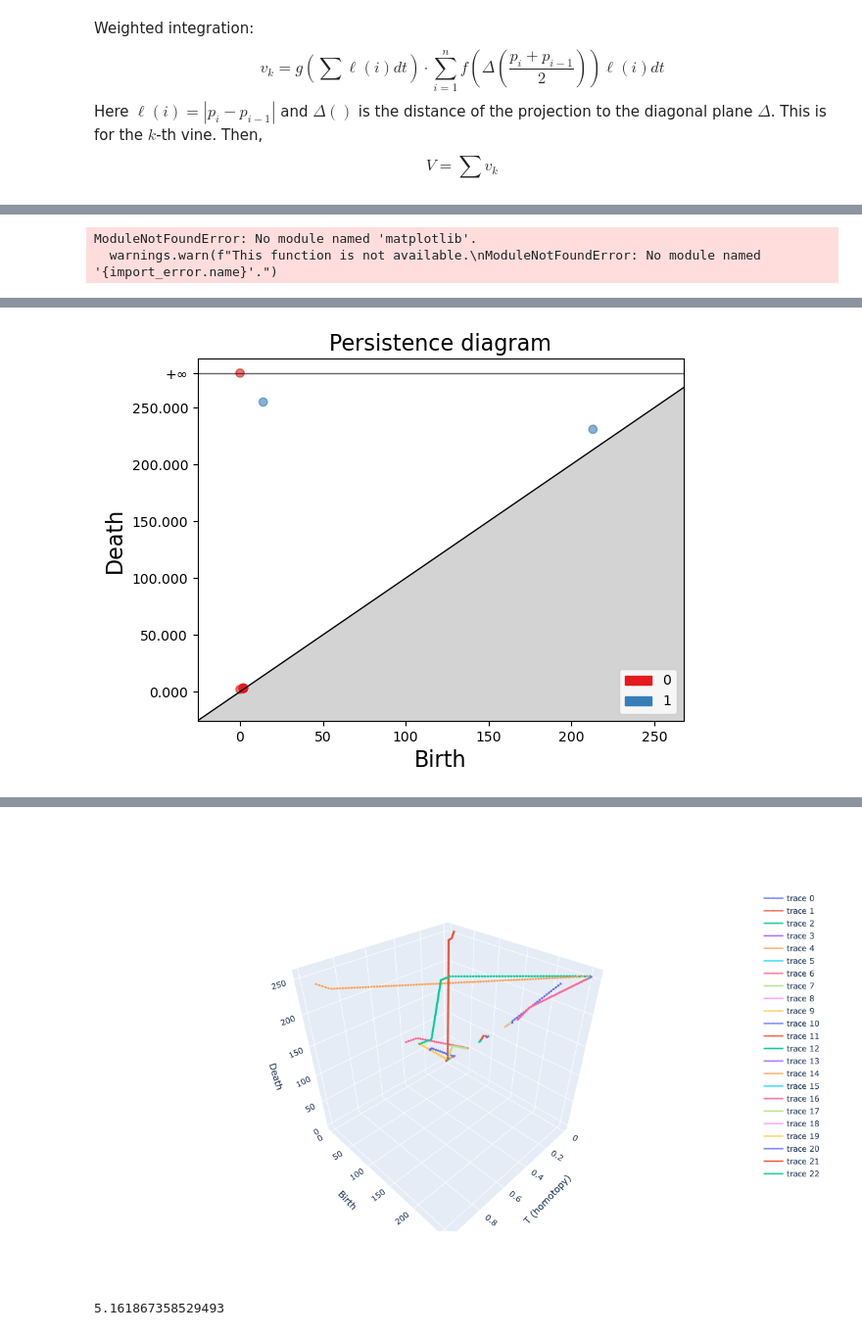
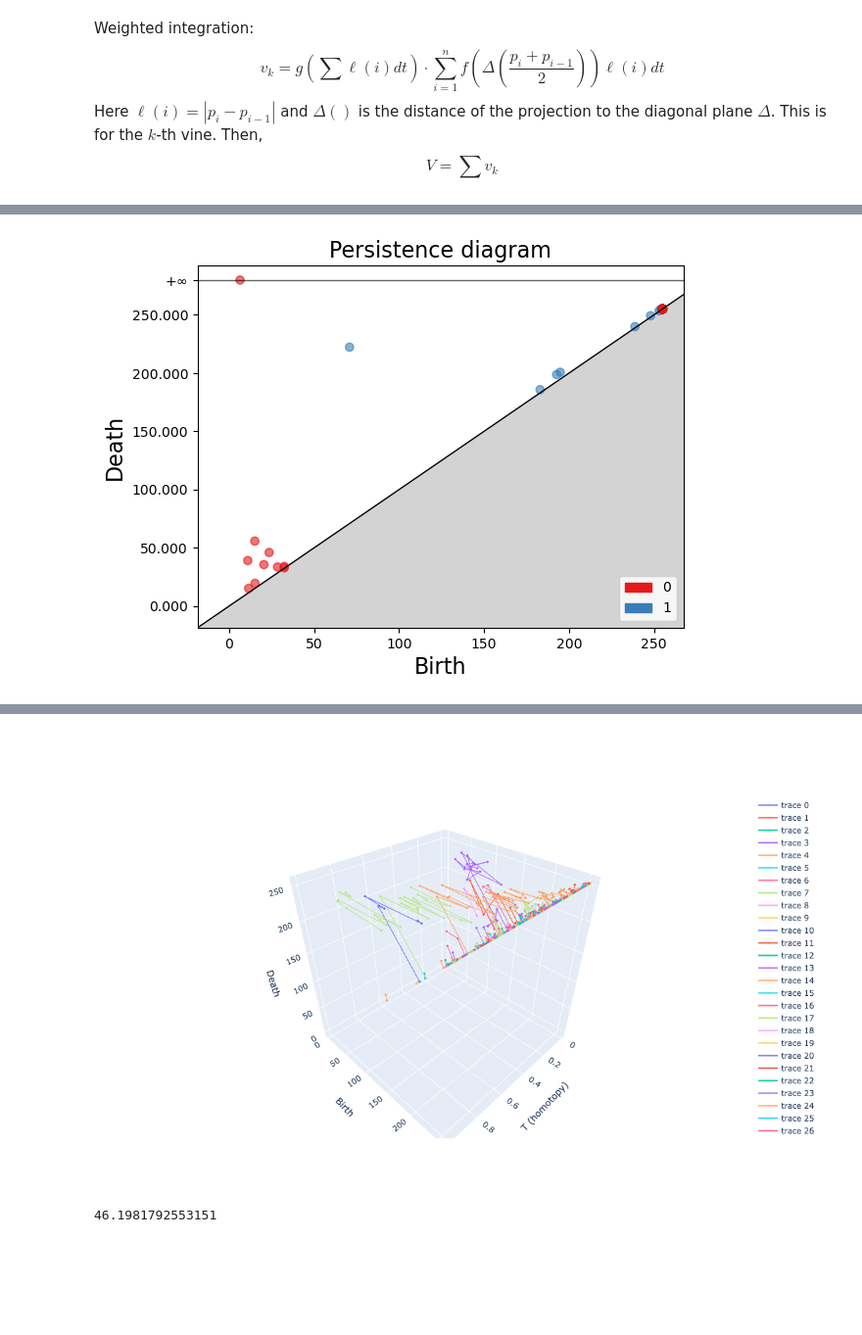
Before and after one commit to arulandu/vineyard, a Jupyter notebook: 69.ipynb, the cells around one changed output, grey strips where cells are left out. Shown at 98% size. Cells and saved outputs as stored; diff of their text form; code cells hidden in the pictures; blank space fills up the shorter version.

```diff
--- a/69.ipynb
+++ b/69.ipynb
@@ -96,9 +101,7 @@ def stitch(PDs, ts):
 
     return vines
 # %%
-def vineyard(f, g, nt=100, verbose=False):
-    ts = np.linspace(0, 1, nt)
-    hs = np.array([t*f+(1-t)*g for t in ts])
+def vineyard(ts, hs, verbose=False):
     PD0 = [persistence(h, dimension=1) for h in hs]
     vines = stitch(PD0, ts)
 
@@ -186,5 +189,5 @@ def vdist(vines, fD, fL): # diag weight func, length weight func
 
     return V
 # %%
-fD = lambda D: D/100
+fD = lambda D: 1
 fL = lambda L: 1
@@ -190,0 +204,8 @@ fL = lambda L: 1
+# %%
+with open('hs69.npy', 'rb') as file:
+    hsVAE = np.load(file)*255
+# %%
+ts = np.linspace(0, 1, 100)
+hs = np.array([t*f+(1-t)*g for t in ts])
+vines = vineyard(ts, hs, verbose=True)
+vdist(vines, fD, fL)
@@ -191,6 +217,4 @@ fL = lambda L: 1
 # %%
-vines = vineyard(f, g, nt=100, verbose=True)
+vines = vineyard(ts, hsVAE, verbose=True)
 vdist(vines, fD, fL)
 # %% [output]
-ModuleNotFoundError: No module named 'matplotlib'.
-  warnings.warn(f"This function is not available.\nModuleNotFoundError: No module named '{import_error.name}'.")
@@ -198 +222 @@ ModuleNotFoundError: No module named 'matplotlib'.
-[figure, old version]
+[figure, new version]
@@ -200,2 +223,2 @@ ModuleNotFoundError: No module named 'matplotlib'.
-[figure, old version]
+[figure, new version]
-5.161867358529493
+46.1981792553151
```
Also changed, not shown: parts of 6 cells of this notebook, 4 other files.
